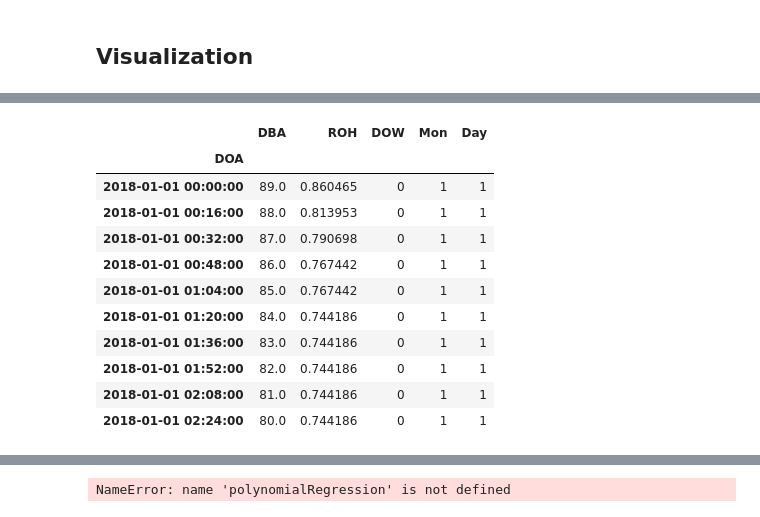
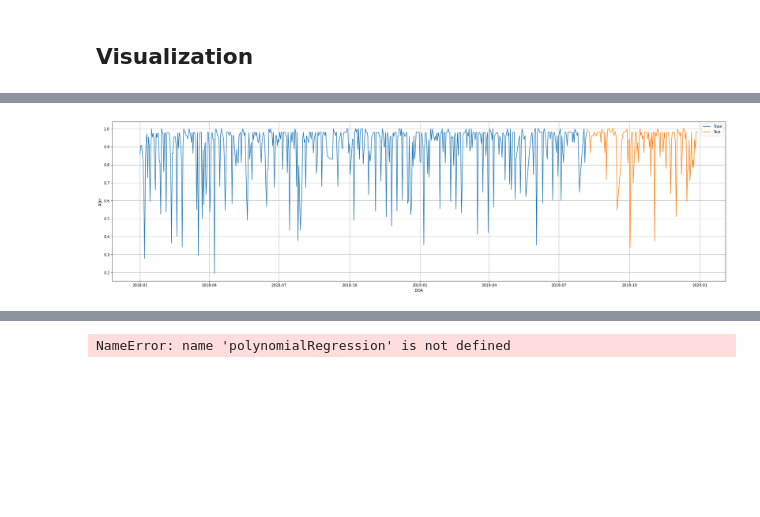
Before and after one commit to ahmadabdullah247/thesis, a Jupyter notebook: SingleHotel/LA_SVR.ipynb, the cells around one changed output, grey strips where cells are left out. Cells and saved outputs as stored; diff of their text form; code cells hidden in the pictures; blank space fills up the shorter version.

```diff
--- a/SingleHotel/LA_SVR.ipynb
+++ b/SingleHotel/LA_SVR.ipynb
@@ -81,2 +82,2 @@ df.head()
-# %%
-df.loc[df['ROH']>1,'ROH']=1.0
+# %%
+df = preprocess(df)
@@ -89,9 +122,14 @@ test  = df[index:]
+# %%
+train, test = train_test_split(df)
 # %% [markdown]
 ## Visualization
 # %%
-plt.plot(train[train['DBA']==0].index, train[train['DBA']==0]['ROH'], label='Train')
-plt.plot(test[test['DBA']==0].index, test[test['DBA']==0]['ROH'], label='Test')
-plt.xlabel('DOA')
-plt.ylabel('ROH')
-plt.legend(loc='best')
-plt.show()
+def plot_train_test(train, test):
+    train = train[train['DBA']== train['DBA'].max()]
+    test = test[test['DBA']== train['DBA'].max()]
+    plt.plot(train.index, train['ROH'], label='Train')
+    plt.plot(test.index, test['ROH'], label='Test')
+    plt.xlabel('DOA')
+    plt.ylabel('ROH')
+    plt.legend(loc='best')
+    plt.show()
@@ -114,15 +135,0 @@ plt.show()
-# %%
-df.head(10)
-# %% [output]
-|  | DBA | ROH | DOW | Mon | Day |
-| DOA |  |  |  |  |  |
-| 2018-01-01 00:00:00 | 89.0 | 0.860465 | 0 | 1 | 1 |
-| 2018-01-01 00:16:00 | 88.0 | 0.813953 | 0 | 1 | 1 |
-| 2018-01-01 00:32:00 | 87.0 | 0.790698 | 0 | 1 | 1 |
-| 2018-01-01 00:48:00 | 86.0 | 0.767442 | 0 | 1 | 1 |
-| 2018-01-01 01:04:00 | 85.0 | 0.767442 | 0 | 1 | 1 |
-| 2018-01-01 01:20:00 | 84.0 | 0.744186 | 0 | 1 | 1 |
-| 2018-01-01 01:36:00 | 83.0 | 0.744186 | 0 | 1 | 1 |
-| 2018-01-01 01:52:00 | 82.0 | 0.744186 | 0 | 1 | 1 |
-| 2018-01-01 02:08:00 | 81.0 | 0.744186 | 0 | 1 | 1 |
-| 2018-01-01 02:24:00 | 80.0 | 0.744186 | 0 | 1 | 1 |
@@ -135,3 +136,7 @@ df[['DBA','DOW','Mon','Day','LAR','ADR']] = scaler.fit_transform(df[['DBA','DOW'
+# %%
+plot_train_test(train,test)
+# %% [output]
+[figure, added]
 # %%
 y = train.pop('ROH')
 X = train
```
Also changed, not shown: parts of 19 cells of this notebook, 1 other file.
